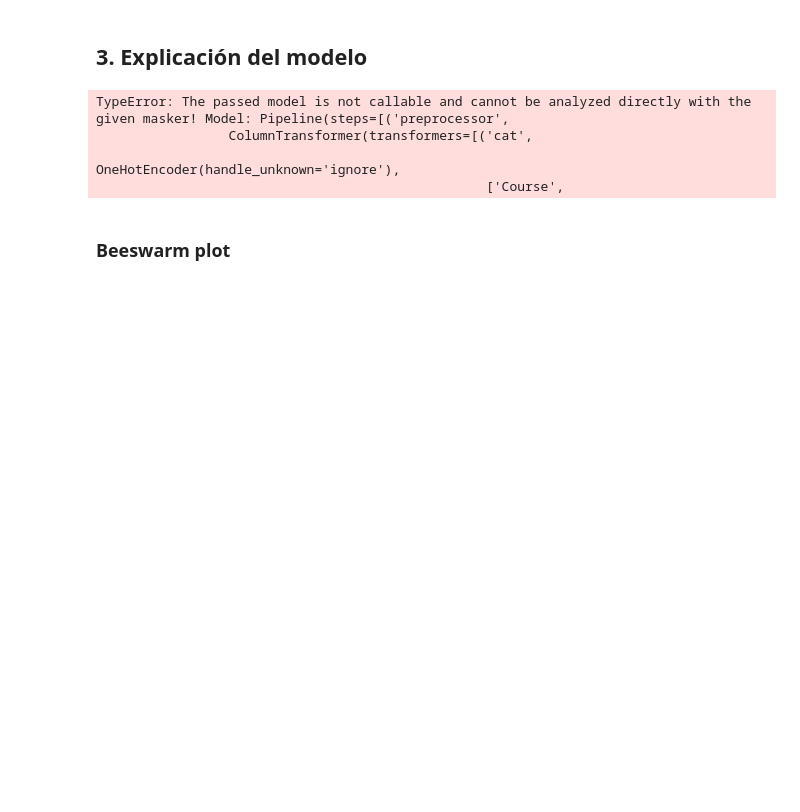
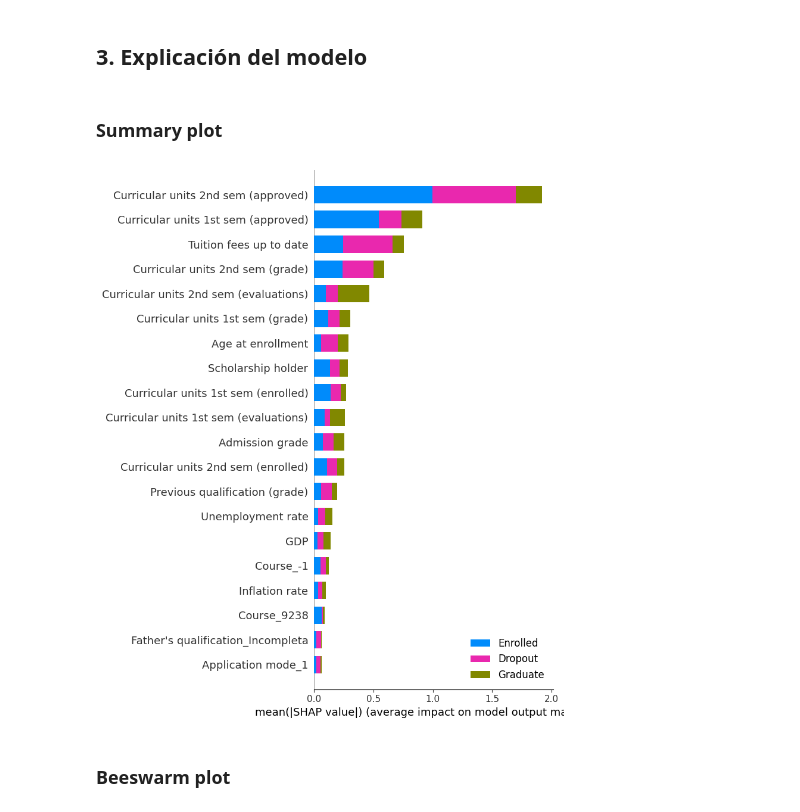
Before and after one commit to JMGO-coding/MLX_academic_performance, a Jupyter notebook: src/xgboost.ipynb, the cells around one changed output. Cells and saved outputs as stored; diff of their text form; code cells hidden in the pictures; blank space fills up the shorter version.

Commit message:
beeswarm plot con features transformadas

```diff
--- a/src/xgboost.ipynb
+++ b/src/xgboost.ipynb
@@ -523,13 +523,10 @@ preprocessor = ColumnTransformer(transformers=[
     ('binary', FunctionTransformer(lambda x: x if x.ndim > 1 else x[:, None]), binary_features)
 ])
 
-# Aplicar SMOTE o RandomUnderSampler solo en el conjunto de entrenamiento
-#sampler = RandomUnderSampler(random_state=SEED)  # O SMOTE(), SVMSMOTE(), ADASYN()
-
 xgb = XGBClassifier(random_state=SEED, n_jobs=-1)
 
 # Pipeline completo
-dt_model = Pipeline([
+model = Pipeline([
     ('preprocessor', preprocessor),
     ('classifier', xgb)
 ])
@@ -548,8 +545,10 @@ param_grid = {
 }
 
 if not LOAD:
-    grid_search = BayesSearchCV(dt_model, param_grid, scoring='f1_weighted', cv=5, n_jobs=-1, random_state=SEED, n_iter=150)
+    grid_search = BayesSearchCV(model, param_grid, scoring='f1_weighted', cv=5, n_jobs=-1, random_state=SEED, n_iter=150)
     grid_search.fit(X_train, y_train)
+    print("Mejores parámetros:", grid_search.best_params_)
+
 
 best_model = grid_search.best_estimator_ if not LOAD else load_model(model_path)
 # %%
@@ -606,13 +620,31 @@ plt.show()
 [figure]
 # %% [markdown]
 ## 3. Explicación del modelo
-# %%
-explainer = shap.Explainer(best_model)
-shap_values = explainer(X_test, check_additivity=False)
-# %% [output]
-TypeError: The passed model is not callable and cannot be analyzed directly with the given masker! Model: Pipeline(steps=[('preprocessor',
-                 ColumnTransformer(transformers=[('cat',
-                                                  OneHotEncoder(handle_unknown='ignore'),
-                                                  ['Course',
+# %%
+
+# Obtener el modelo XGBoost dentro del Pipeline
+xgb_model = best_model.named_steps['classifier']
+
+# Tomar un subconjunto de datos transformados
+X_train_transformed = best_model.named_steps['preprocessor'].transform(X_train)
+X_test_transformed = best_model.named_steps['preprocessor'].transform(X_test)
+
+# Crear el TreeExplainer directamente con el modelo XGBoost
+X_transformed_sub = shap.sample(X_train_transformed, 100)
+explainer = shap.TreeExplainer(xgb_model, X_transformed_sub)
+
+# Obtener valores SHAP para los datos transformados
+shap_values = explainer.shap_values(X_test_transformed)
+# %% [markdown]
+### Summary plot
+# %%
+categorical_features_transformed = best_model.named_steps['preprocessor'].named_transformers_['cat'].get_feature_names_out(categorical_features)
+feature_names_trans = list(categorical_features_transformed) + list(numerical_features) + list(binary_features)
+target_names = ['Dropout', 'Graduate', 'Enrolled']
+# %%
+# beeswarm plot
+shap.summary_plot(shap_values, X_test_transformed, feature_names=feature_names_trans, class_names=target_names, plot_type='bar')
+# %% [output]
+[figure, added]
 # %% [markdown]
 ### Beeswarm plot
```
Also changed, not shown: parts of 5 cells of this notebook.
